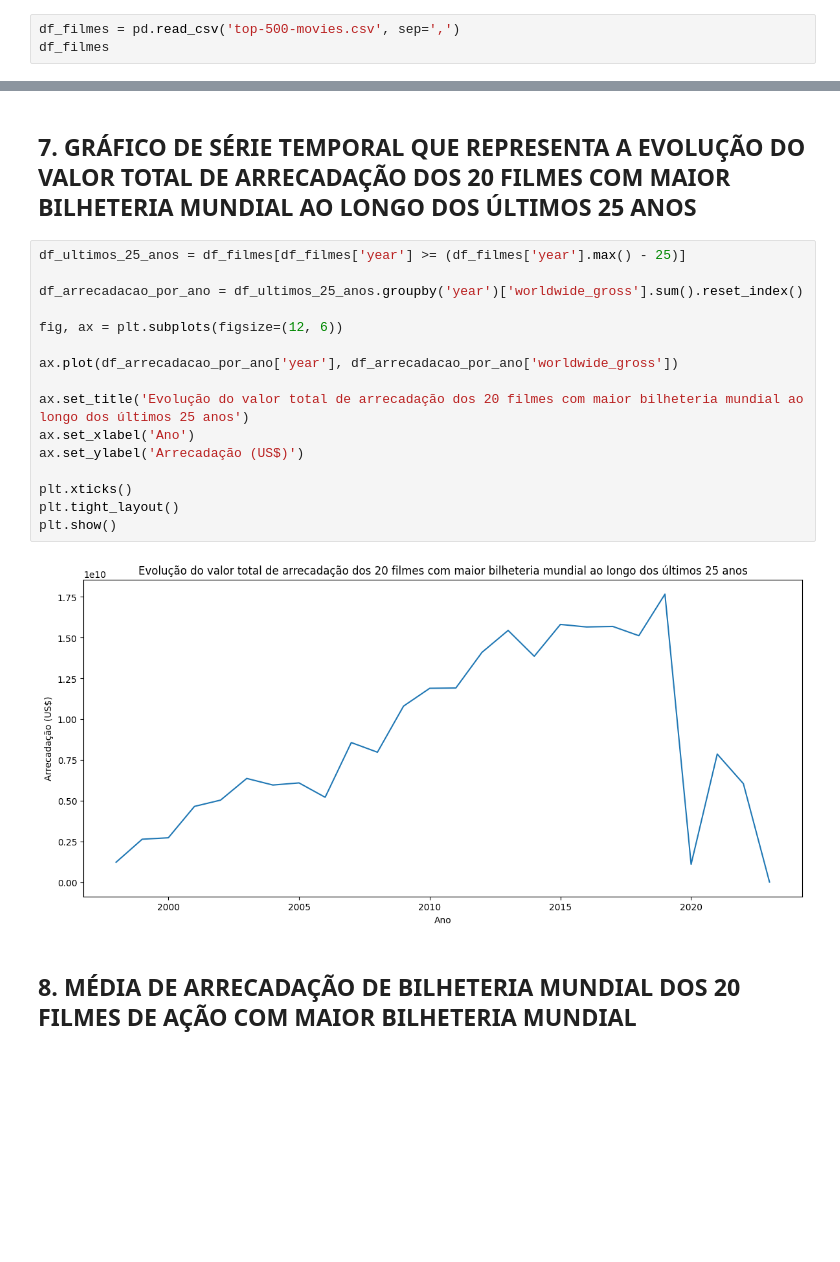
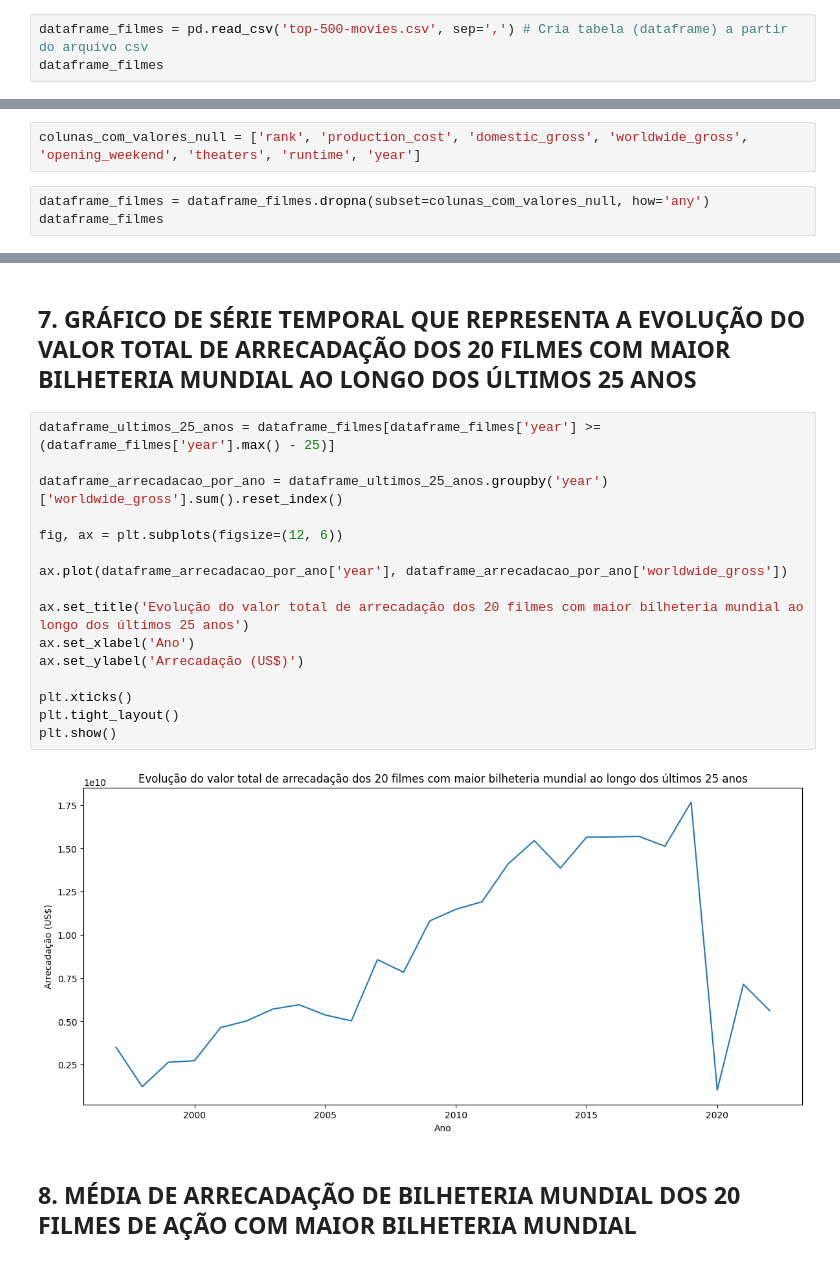
Before and after one commit to arthurabelo/AnaliseFilmesPandas, a Jupyter notebook: Analise_Filmes.ipynb, the cells around one changed output, grey strips where cells are left out. Cells and saved outputs as stored; diff of their text form; blank space fills up the shorter version.

```diff
--- a/Analise_Filmes.ipynb
+++ b/Analise_Filmes.ipynb
@@ -56,8 +56,8 @@ top-500-movies.csv  100%[===================>]  68.17K  --.-KB/s    in 0.007s
 # %% [markdown]
 ### CRIAR DATAFRAME
 # %%
-df_filmes = pd.read_csv('top-500-movies.csv', sep=',')
-df_filmes
+dataframe_filmes = pd.read_csv('top-500-movies.csv', sep=',') # Cria tabela (dataframe) a partir do arquivo csv
+dataframe_filmes
 # %% [output]
 |  | rank | release_date | title | url | production_cost | domestic_gross | worldwide_gross | ... |
 | 0 | 1 | 2019-04-23 | Avengers: Endgame | /movie/Avengers-Endgame-(2019)#ta... | 400000000 | 858373000 | 2797800564 | ... |
@@ -130,0 +146,5 @@ Index(['rank', 'release_date', 'title', 'url', 'production_cost',
+# %%
+colunas_com_valores_null = ['rank', 'production_cost', 'domestic_gross', 'worldwide_gross', 'opening_weekend', 'theaters', 'runtime', 'year']
+# %%
+dataframe_filmes = dataframe_filmes.dropna(subset=colunas_com_valores_null, how='any')
+dataframe_filmes
@@ -309,23 +376,23 @@ plt.show()
 # %% [markdown]
 ## 7. GRÁFICO DE SÉRIE TEMPORAL QUE REPRESENTA A EVOLUÇÃO DO VALOR TOTAL DE ARRECADAÇÃO DOS 20 FILMES COM MAIOR BILHETERIA MUNDIAL AO LONGO DOS ÚLTIMOS 25 ANOS
 # %%
-df_ultimos_25_anos = df_filmes[df_filmes['year'] >= (df_filmes['year'].max() - 25)]
+dataframe_ultimos_25_anos = dataframe_filmes[dataframe_filmes['year'] >= (dataframe_filmes['year'].max() - 25)]
 
-df_arrecadacao_por_ano = df_ultimos_25_anos.groupby('year')['worldwide_gross'].sum().reset_index()
+dataframe_arrecadacao_por_ano = dataframe_ultimos_25_anos.groupby('year')['worldwide_gross'].sum().reset_index()
 
 fig, ax = plt.subplots(figsize=(12, 6))
 
-ax.plot(df_arrecadacao_por_ano['year'], df_arrecadacao_por_ano['worldwide_gross'])
+ax.plot(dataframe_arrecadacao_por_ano['year'], dataframe_arrecadacao_por_ano['worldwide_gross'])
 
 ax.set_title('Evolução do valor total de arrecadação dos 20 filmes com maior bilheteria mundial ao longo dos últimos 25 anos')
 ax.set_xlabel('Ano')
 ax.set_ylabel('Arrecadação (US$)')
 
 plt.xticks()
 plt.tight_layout()
 plt.show()
 # %% [output]
-[figure, old version]
+[figure, new version]
 # %% [markdown]
 ## 8. MÉDIA DE ARRECADAÇÃO DE BILHETERIA MUNDIAL DOS 20 FILMES DE AÇÃO COM MAIOR BILHETERIA MUNDIAL
 # %%
```
Also changed, not shown: parts of 35 cells of this notebook.
